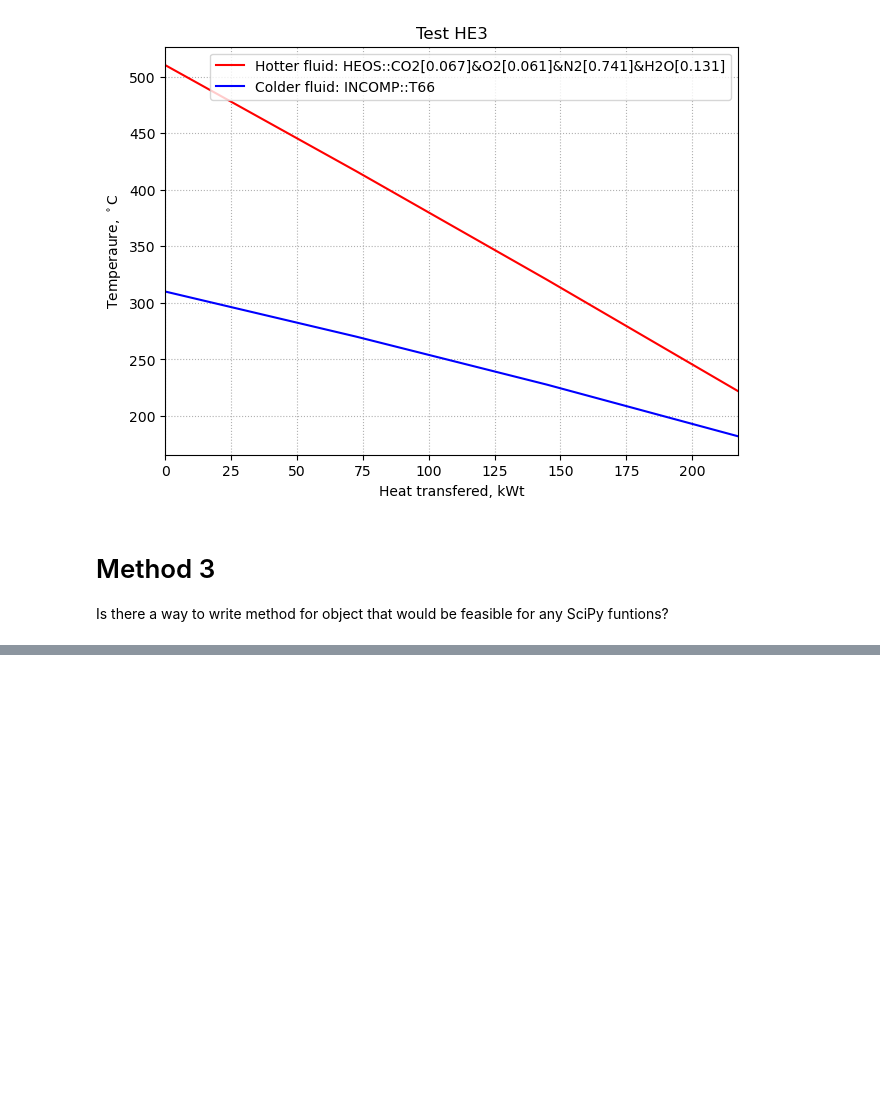
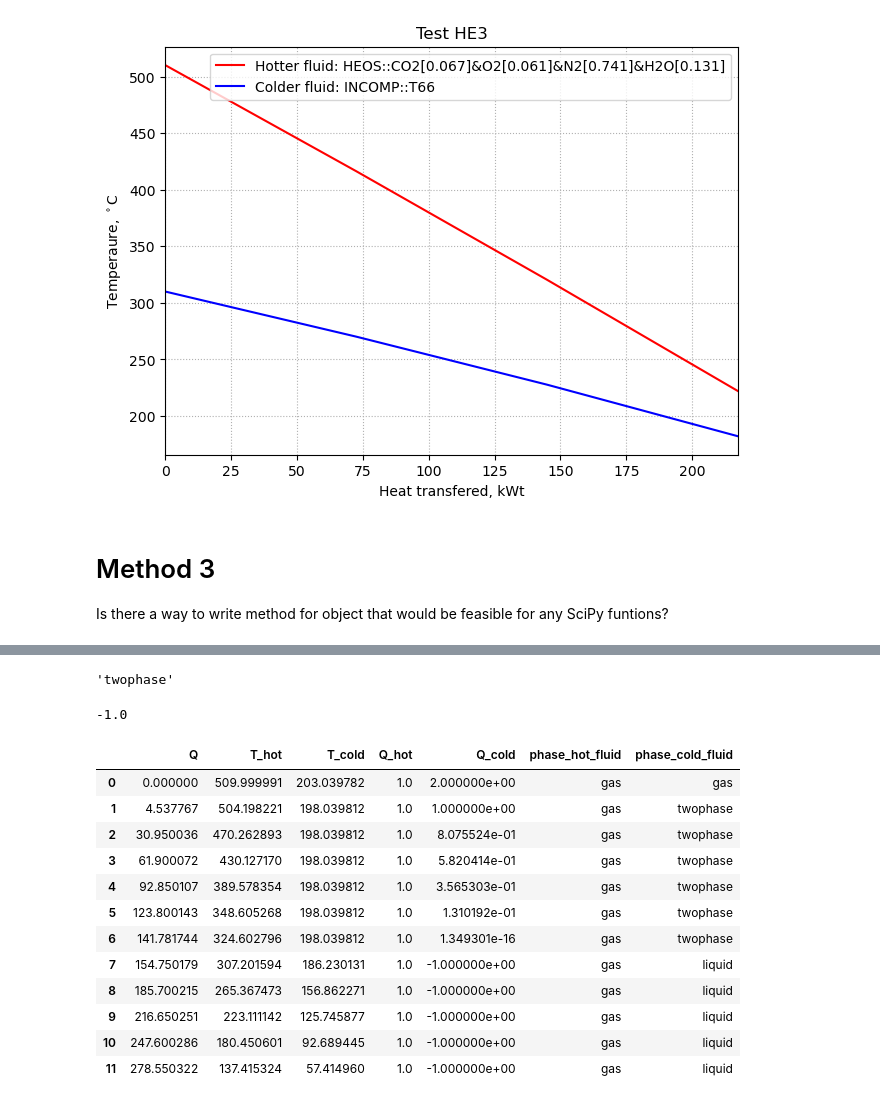
Before and after one commit to Arkamus/Object-Oriented-Power-Systems, a Jupyter notebook: OOPS_workbench.ipynb, the cells around one changed output, grey strips where cells are left out. Saved outputs shown, nothing was run; the diff lists cells and outputs as text; code cells hidden in the pictures; blank space fills up the shorter version.

```diff
--- a/OOPS_workbench.ipynb
+++ b/OOPS_workbench.ipynb
@@ -155,0 +294,8 @@ Is there a way to write method for object that would be feasible for any SciPy f
+# %%
+CP.PhaseSI('P',101325,'Q',0,'Water')
+# %% [output]
+'twophase'
+# %%
+CP.PropsSI('Q','T', 15+273.15, 'P', 101.325, 'Water')
+# %% [output]
+-1.0
@@ -155,0 +320,18 @@ Is there a way to write method for object that would be feasible for any SciPy f
+# %%
+table = pd.DataFrame.from_dict(dict)
+# %%
+table
+# %% [output]
+|  | Q | T_hot | T_cold | Q_hot | Q_cold | phase_hot_fluid | phase_cold_fluid |
+| 0 | 0.000000 | 509.999991 | 203.039782 | 1.0 | 2.000000e+00 | gas | gas |
+| 1 | 4.537767 | 504.198221 | 198.039812 | 1.0 | 1.000000e+00 | gas | twophase |
+| 2 | 30.950036 | 470.262893 | 198.039812 | 1.0 | 8.075524e-01 | gas | twophase |
+| 3 | 61.900072 | 430.127170 | 198.039812 | 1.0 | 5.820414e-01 | gas | twophase |
+| 4 | 92.850107 | 389.578354 | 198.039812 | 1.0 | 3.565303e-01 | gas | twophase |
+| 5 | 123.800143 | 348.605268 | 198.039812 | 1.0 | 1.310192e-01 | gas | twophase |
+| 6 | 141.781744 | 324.602796 | 198.039812 | 1.0 | 1.349301e-16 | gas | twophase |
+| 7 | 154.750179 | 307.201594 | 186.230131 | 1.0 | -1.000000e+00 | gas | liquid |
+| 8 | 185.700215 | 265.367473 | 156.862271 | 1.0 | -1.000000e+00 | gas | liquid |
+| 9 | 216.650251 | 223.111142 | 125.745877 | 1.0 | -1.000000e+00 | gas | liquid |
+| 10 | 247.600286 | 180.450601 | 92.689445 | 1.0 | -1.000000e+00 | gas | liquid |
+| 11 | 278.550322 | 137.415324 | 57.414960 | 1.0 | -1.000000e+00 | gas | liquid |
```
Also changed, not shown: parts of 43 cells of this notebook.
